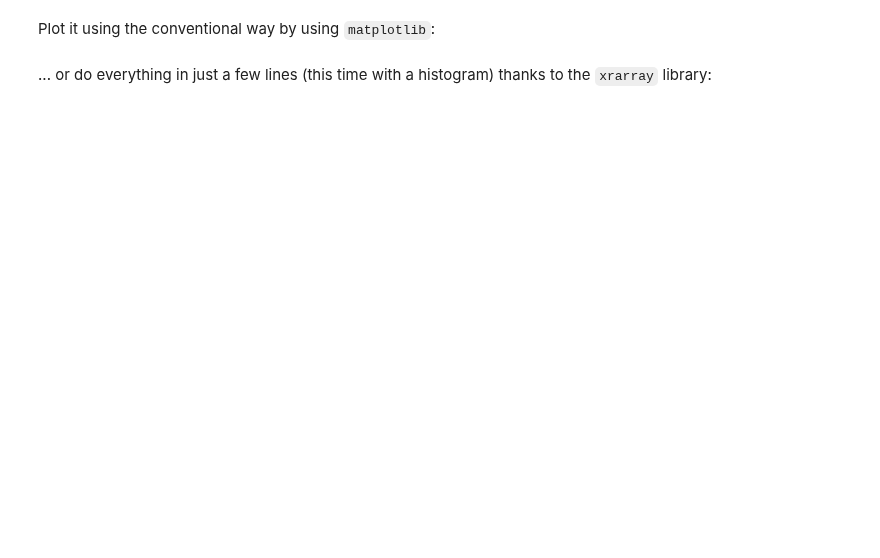
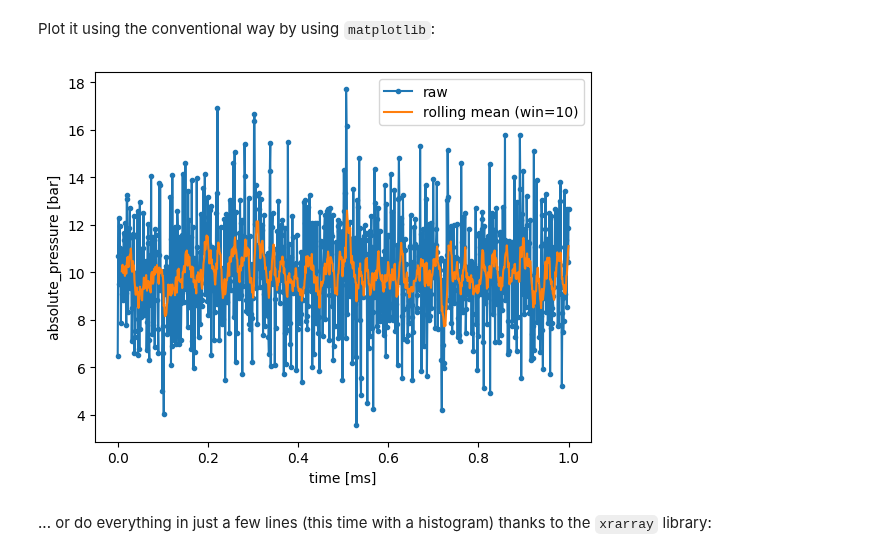
Before and after one commit to matthiasprobst/h5RDMtoolbox, a Jupyter notebook: docs/colab/quickstart.ipynb, the cells around one changed output. Cells and saved outputs as stored; diff of their text form; code cells hidden in the pictures; blank space fills up the shorter version.

```diff
--- a/docs/colab/quickstart.ipynb
+++ b/docs/colab/quickstart.ipynb
@@ -86,8 +83,8 @@ from ontolutils import M4I, QUDT_UNIT
 from rdflib import DCAT
 
 with h5tbx.File(filename, 'r+') as h5:
-    h5.u.iri['units'].predicate = 'http://qudt.org/schema/qudt/Unit'
-    h5.u.iri['units'].object = QUDT_UNIT.M_PER_SEC
+    h5.p.iri['units'].predicate = 'http://qudt.org/schema/qudt/Unit'
+    h5.p.iri['units'].object = QUDT_UNIT.PA
     h5.iri['contact'].predicate = M4I.orcidId
     h5.iri['standard_name_table'].predicate = 'https://matthiasprobst.github.io/ssno#standardNameTable'
     h5.iri['standard_name_table'].object = 'https://matthiasprobst.github.io/ssno#StandardNameTable'
@@ -123,5 +142,5 @@ print(dump_jsonld(filename,
 First slice the dataset. We will receive a `xr.DataArray`:
 # %%
 with h5tbx.File(filename, mode='r') as h5:
-    u = h5.u[:]
-u
+    p = h5.p[:]
+p
@@ -130,11 +159,13 @@ Plot it using the conventional way by using `matplotlib`:
 # %%
 import matplotlib.pyplot as plt
 
 plt.figure()
-u.plot(marker='.', label='raw')
-u.rolling(time=10).mean().plot(label='rolling mean (win=10)')
+p.plot(marker='.', label='raw')
+p.rolling(relative_time=10).mean().plot(label='rolling mean (win=10)')
 plt.legend()
 plt.show()
+# %% [output]
+[figure, added]
 # %% [markdown]
 ... or do everything in just a few lines (this time with a histogram) thanks to the `xrarray` library:
 # %%
```
Also changed, not shown: parts of 14 cells of this notebook, 53 other files.
